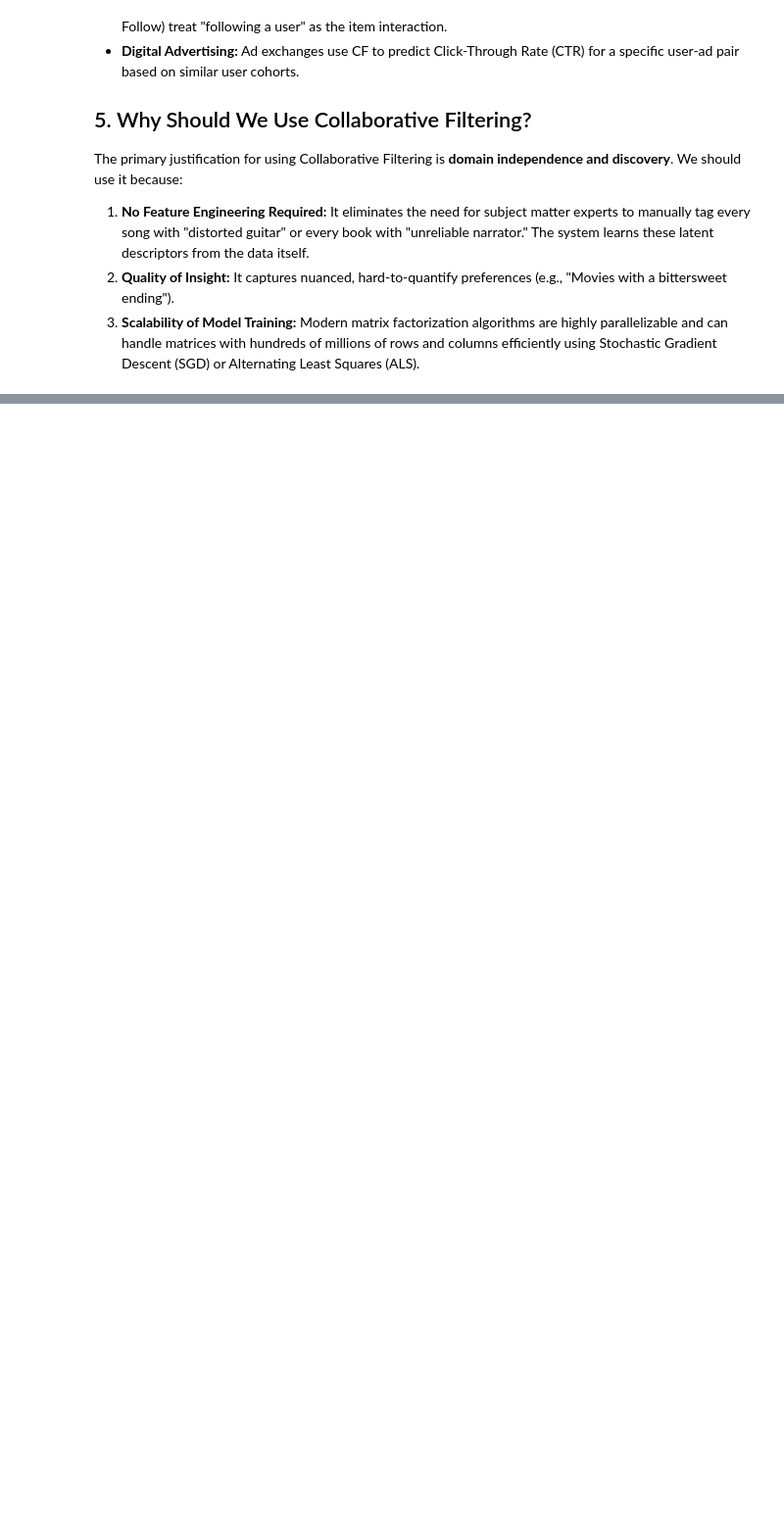
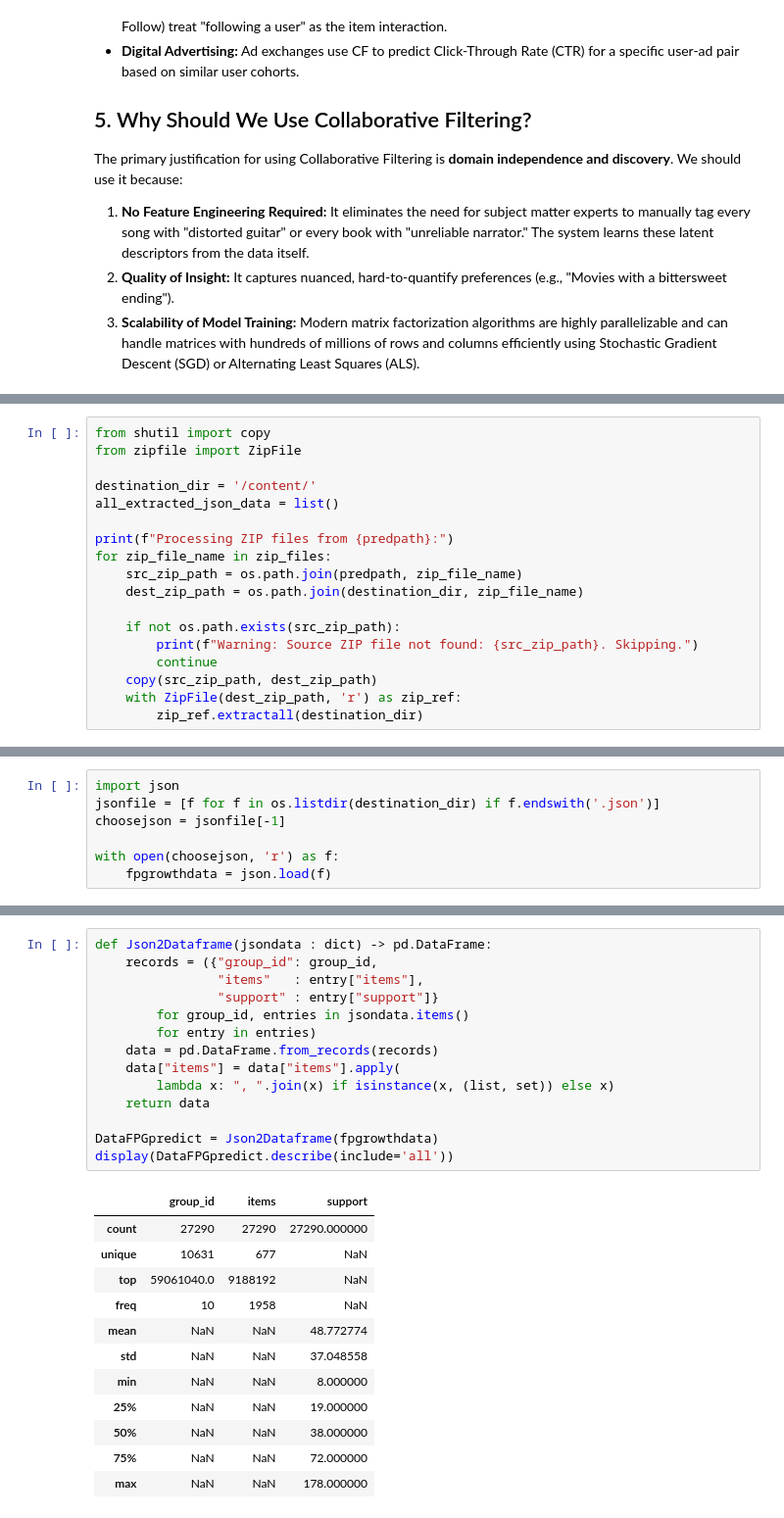
Before and after one commit to masterofray/cooprec_ml-analytics, a Jupyter notebook: notebooks/RC09_FPGrowth_Colaborative_Filtering_part02.ipynb, the cells around one changed output, grey strips where cells are left out. Shown at 98% size. Cells and saved outputs as stored; diff of their text form; blank space fills up the shorter version.

```diff
--- a/notebooks/RC09_FPGrowth_Colaborative_Filtering_part02.ipynb
+++ b/notebooks/RC09_FPGrowth_Colaborative_Filtering_part02.ipynb
@@ -78,0 +377,18 @@ We then recommend the top-$N$ items with the highest $\hat{r}_{uj}$ values that
+# %%
+from shutil import copy
+from zipfile import ZipFile
+
+destination_dir = '/content/'
+all_extracted_json_data = list()
+
+print(f"Processing ZIP files from {predpath}:")
+for zip_file_name in zip_files:
+    src_zip_path = os.path.join(predpath, zip_file_name)
+    dest_zip_path = os.path.join(destination_dir, zip_file_name)
+
+    if not os.path.exists(src_zip_path):
+        print(f"Warning: Source ZIP file not found: {src_zip_path}. Skipping.")
+        continue
+    copy(src_zip_path, dest_zip_path)
+    with ZipFile(dest_zip_path, 'r') as zip_ref:
+        zip_ref.extractall(destination_dir)
@@ -78,0 +401,7 @@ We then recommend the top-$N$ items with the highest $\hat{r}_{uj}$ values that
+# %%
+import json
+jsonfile = [f for f in os.listdir(destination_dir) if f.endswith('.json')]
+choosejson = jsonfile[-1]
+
+with open(choosejson, 'r') as f:
+    fpgrowthdata = json.load(f)
@@ -78,0 +422,27 @@ We then recommend the top-$N$ items with the highest $\hat{r}_{uj}$ values that
+# %%
+def Json2Dataframe(jsondata : dict) -> pd.DataFrame:
+    records = ({"group_id": group_id,
+                "items"   : entry["items"],
+                "support" : entry["support"]}
+        for group_id, entries in jsondata.items()
+        for entry in entries)
+    data = pd.DataFrame.from_records(records)
+    data["items"] = data["items"].apply(
+        lambda x: ", ".join(x) if isinstance(x, (list, set)) else x)
+    return data
+
+DataFPGpredict = Json2Dataframe(fpgrowthdata)
+display(DataFPGpredict.describe(include='all'))
+# %% [output]
+|  | group_id | items | support |
+| count | 27290 | 27290 | 27290.000000 |
+| unique | 10631 | 677 | NaN |
+| top | 59061040.0 | 9188192 | NaN |
+| freq | 10 | 1958 | NaN |
+| mean | NaN | NaN | 48.772774 |
+| std | NaN | NaN | 37.048558 |
+| min | NaN | NaN | 8.000000 |
+| 25% | NaN | NaN | 19.000000 |
+| 50% | NaN | NaN | 38.000000 |
+| 75% | NaN | NaN | 72.000000 |
+| max | NaN | NaN | 178.000000 |
```
Also changed, not shown: parts of 13 cells of this notebook.
